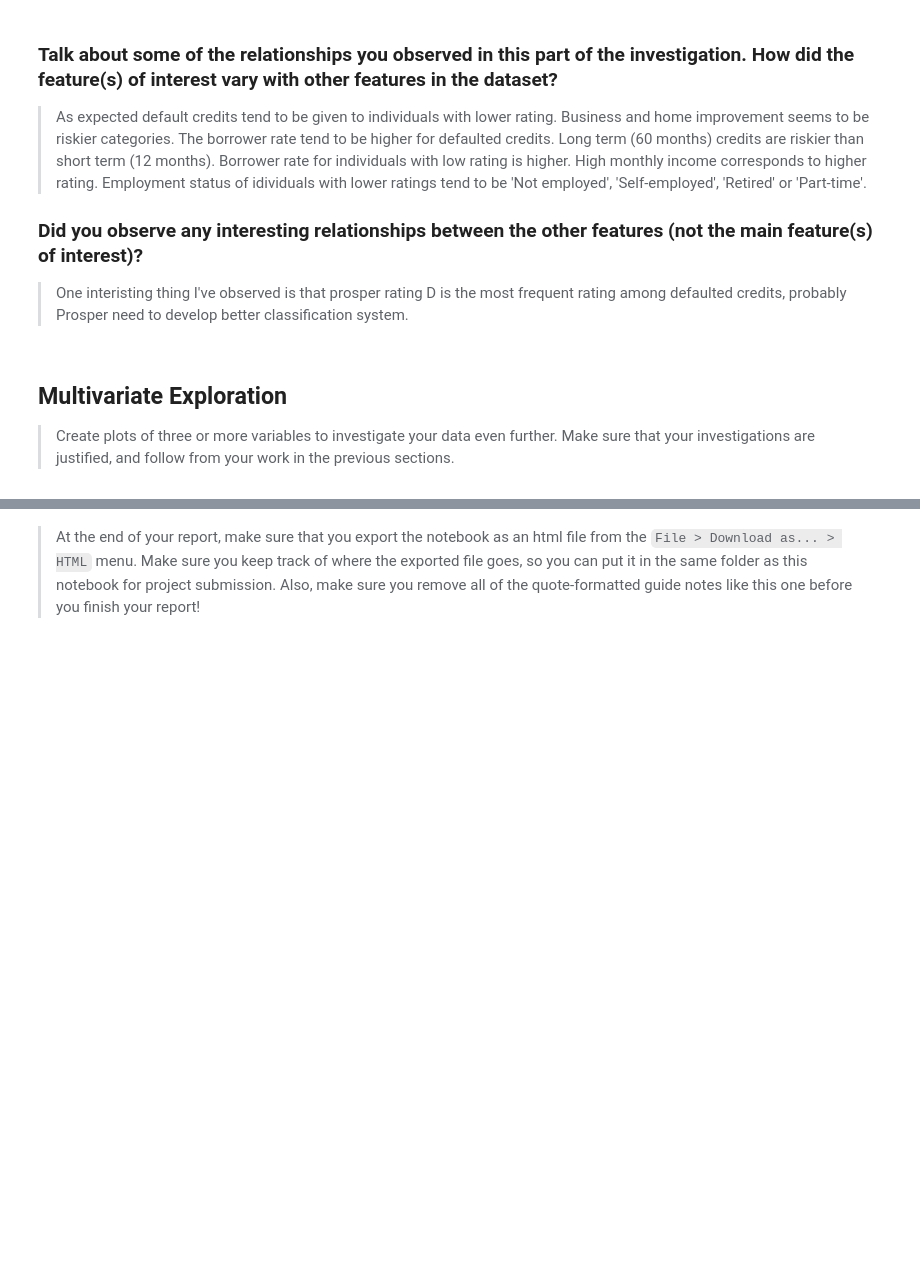
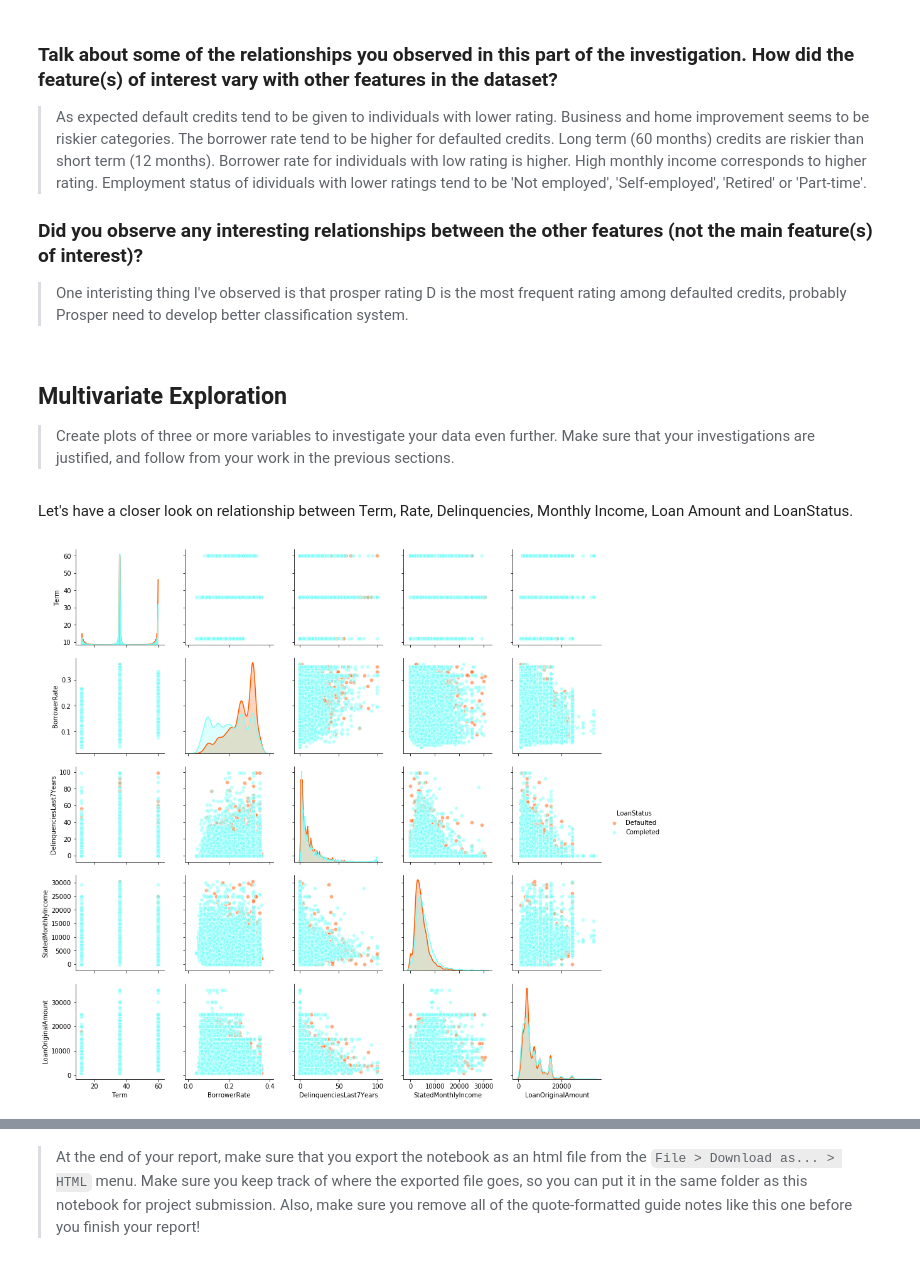
Before and after one commit to Askanio234/Communicate-Data-Findings, a Jupyter notebook: exploration.ipynb, the cells around one changed output, grey strips where cells are left out. Cells and saved outputs as stored; diff of their text form; code cells hidden in the pictures; blank space fills up the shorter version.

```diff
--- a/exploration.ipynb
+++ b/exploration.ipynb
@@ -516,3 +516,16 @@ Indivuduals with highest AA rating tend to have less delinquencies than others.
 > Create plots of three or more variables to investigate your data even
 further. Make sure that your investigations are justified, and follow from
 your work in the previous sections.
+# %% [markdown]
+Let's have a closer look on relationship between Term, Rate, Delinquencies, Monthly Income, Loan Amount and LoanStatus.
+# %%
+cols = [
+    'Term', 'BorrowerRate', 'DelinquenciesLast7Years', 'StatedMonthlyIncome',
+    'LoanOriginalAmount', 'LoanStatus'
+       ]
+g = sb.pairplot(target_df[cols], hue='LoanStatus',
+                palette={'Defaulted': '#ff5900', 'Completed': '#7afffa'},
+                plot_kws={'alpha': 0.5, 'edgecolor': 'white'})
+fig = g.fig;
+# %% [output]
+[figure, added]
```
Also changed, not shown: parts of 16 cells of this notebook.
